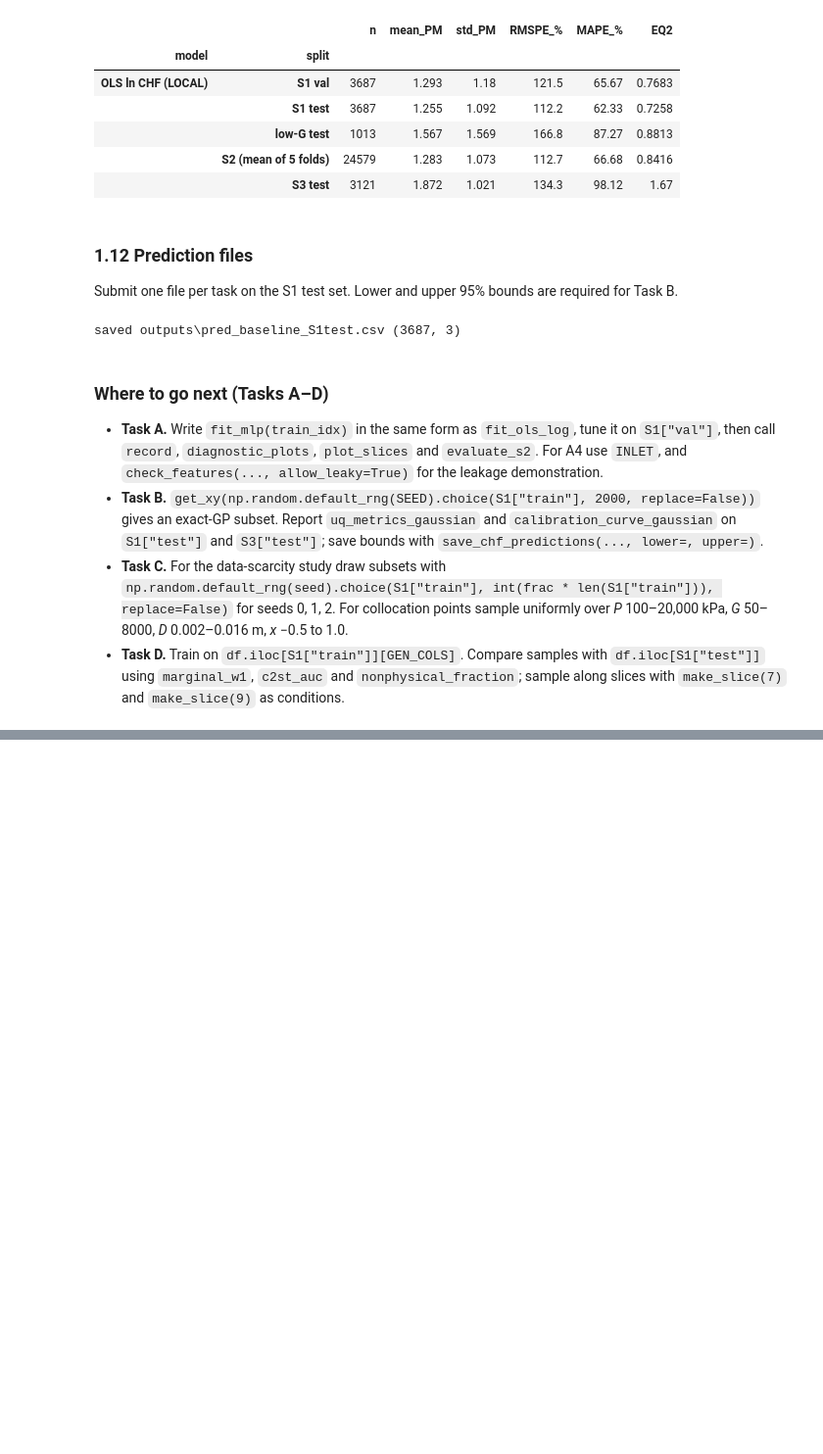
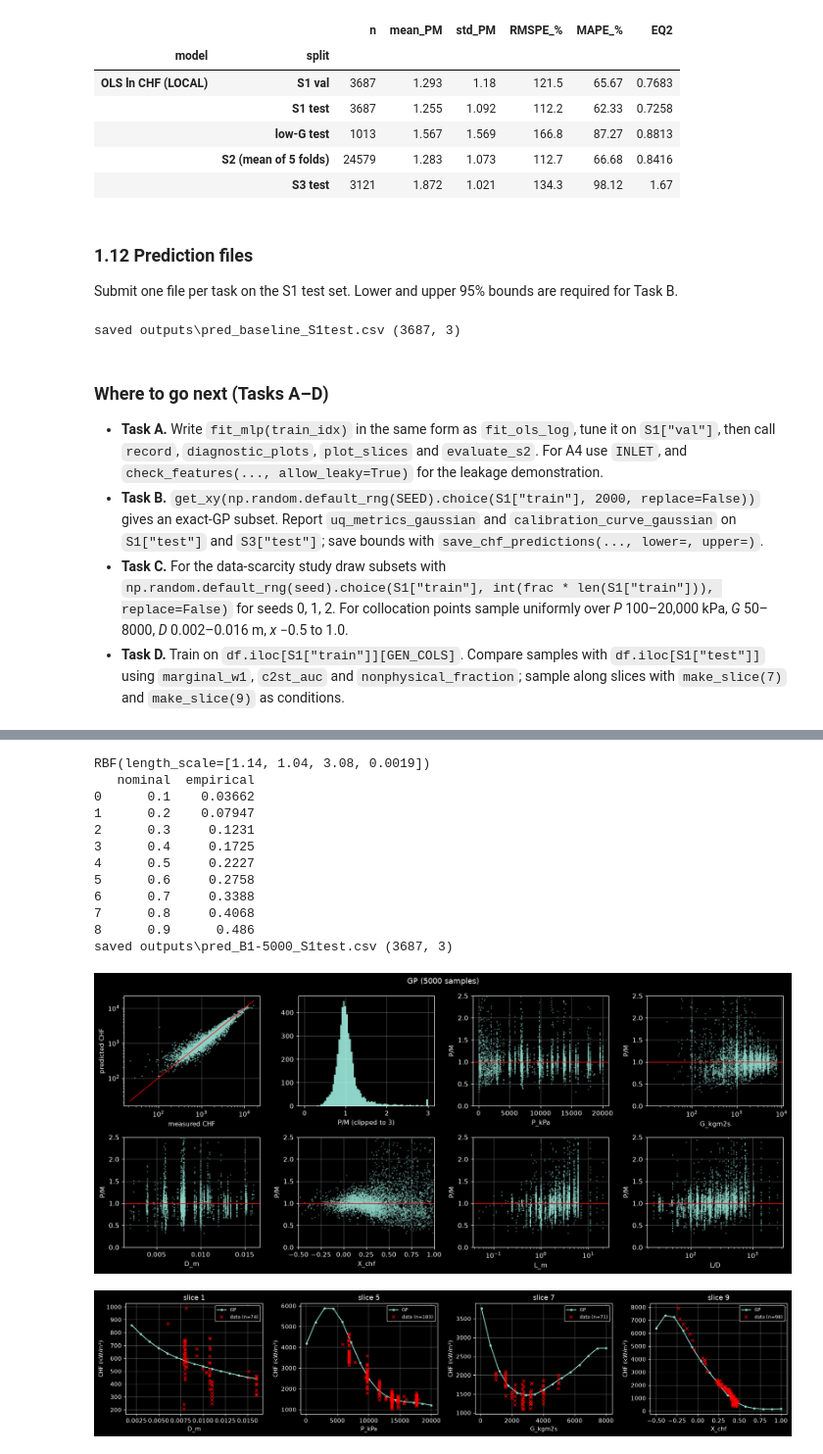
Before and after one commit to JosephAmador56/MECH4V95_Homework, a Jupyter notebook: homework_notebook.ipynb, the cells around one changed output, grey strips where cells are left out. Shown at 98% size. Drawn from its saved outputs; the diff is of its cells as text; code cells hidden in the pictures; blank space fills up the shorter version.

```diff
--- a/homework_notebook.ipynb
+++ b/homework_notebook.ipynb
@@ -431,7 +431,7 @@ def uq_metrics_gaussian(y_true, mu_log, sigma_log, level=0.95):
     lower, upper = np.exp(mu_log - z * sigma_log), np.exp(mu_log + z * sigma_log)
     nll = np.mean(0.5 * np.log(2 * np.pi * sigma_log ** 2)
                   + 0.5 * ((np.log(y_true) - mu_log) / sigma_log) ** 2)
-    return {**interval_metrics(y_true, lower, upper, level), "NLL_log": nll}
+    return {**interval_metrics(y_true, lower, upper, level), "NLL_log": nll, "Lower": lower, "Upper": upper}
 
 def calibration_curve_gaussian(y_true, mu_log, sigma_log, levels=np.linspace(0.1, 0.9, 9)):
     """
@@ -752,0 +670,56 @@ NLL_log: 4.367788870857962
+# %%
+kernel = RBF(
+    length_scale=np.ones(len(LOCAL)) # ARD (i.e. one length scale per input)
+)
+# Compute the variance of the ln(CHF) using the sample variance formula
+variance = np.sum((Y_train - Y_train.mean())**2)/ (Y_train.size - 1)
+# Create GP Regressor
+
+alpha = 0.75*variance
+restarts = 5
+gp = GaussianProcessRegressor(
+    kernel=kernel,
+    alpha=alpha, # NEED TO TUNE THIS
+    n_restarts_optimizer=restarts, # NEED TO TUNE THIS
+    normalize_y=True, # normalize_y to match the prior (zero-mean, unit-variance)
+    random_state=SEED # Uses seed for random number generation to initialize centers
+)
+
+# SEEDS used: SEED
+
+# Train GP and measure elapsed time
+start_time = time.perf_counter()
+gp.fit(X_train_scaled, Y_train)
+end_time = time.perf_counter()
+
+# GP prediction
+mean_prediction, std_prediction = np.exp(gp.predict(X_train_scaled, return_std=True))
+
+# B1 Outputs
+S1_Test_mean_prediction, S1_Test_std_prediction = gp.predict(scaler.transform(X_test), return_std=True)
+metrics = uq_metrics_gaussian(np.exp(Y_test), S1_Test_mean_prediction, S1_Test_std_prediction)
+print(gp.kernel_)
+print(calibration_curve_gaussian(np.exp(Y_test), S1_Test_mean_prediction, S1_Test_std_prediction))
+save_chf_predictions(f"B1-{subset}", S1["val"], np.exp(S1_Test_mean_prediction))
+
+# Tuning Outputs
+diagnostic_plots(idx, mean_prediction, f"GP ({subset} samples)")
+for name, j in [("S1 val", S1["val"]), ("S1 test", S1["test"]), ("low-G test", LOWG_TEST)]:
+    record(f"GP ({subset} samples, alpha {alpha:.5f}, restarts {restarts})", name, df[TARGET].to_numpy()[j], np.exp(gp.predict(scaler.transform(get_xy(j)[0]))), **{"Training Time": end_time - start_time, "RBF (P, G, D, X)": gp.kernel_, "PICP_95": metrics["PICP_95"], "MRIW": metrics["MRIW"], "NLL_log": metrics["NLL_log"]})
+plot_slices({"GP": lambda d: np.exp(gp.predict(scaler.transform(d[LOCAL].to_numpy(dtype=float))))})
+display(results_table())
+# %% [output]
+RBF(length_scale=[1.14, 1.04, 3.08, 0.0019])
+   nominal  empirical
+0      0.1    0.03662
+1      0.2    0.07947
+2      0.3     0.1231
+3      0.4     0.1725
+4      0.5     0.2227
+5      0.6     0.2758
+6      0.7     0.3388
+7      0.8     0.4068
+8      0.9      0.486
+saved outputs\pred_B1-5000_S1test.csv (3687, 3)
+[figure, added]
+[figure, added]
```
Also changed, not shown: parts of 3 cells of this notebook, 7 other files.
